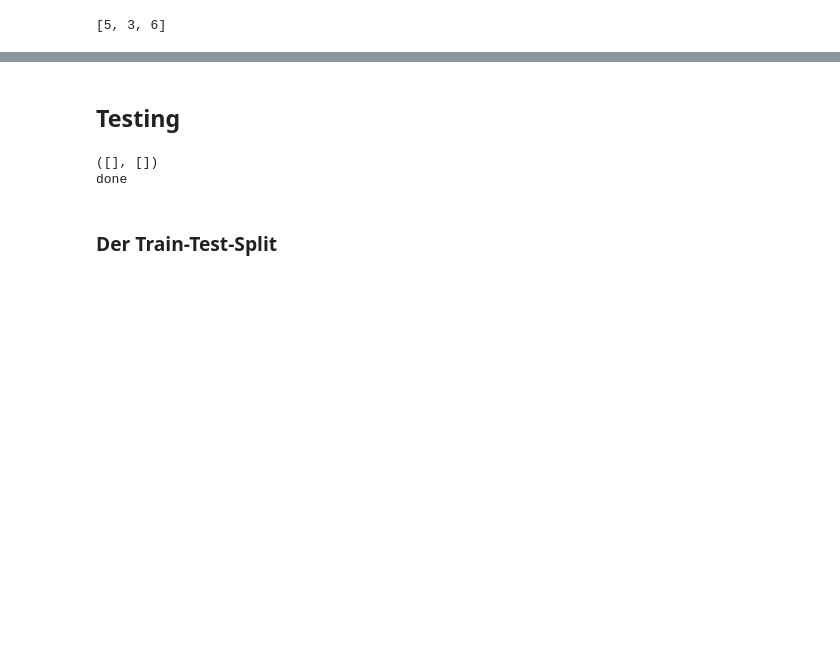
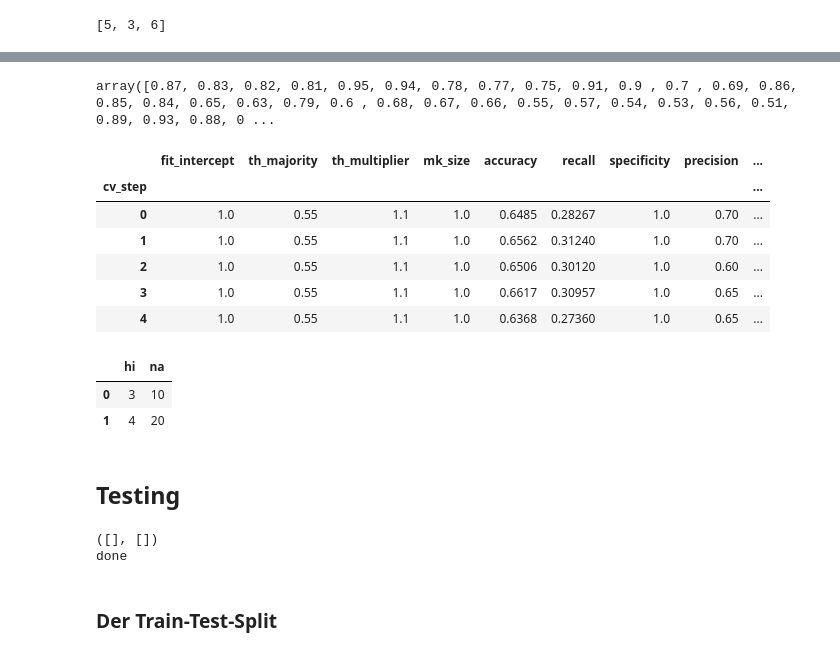
Before and after one commit to JulianBvW/BA-WDN-Leakage-Detection, a Jupyter notebook: LeakageDetection.ipynb, the cells around one changed output, grey strips where cells are left out. Saved outputs shown, nothing was run; the diff lists cells and outputs as text; code cells hidden in the pictures; blank space fills up the shorter version.

```diff
--- a/LeakageDetection.ipynb
+++ b/LeakageDetection.ipynb
@@ -262,0 +347,22 @@ int(10*0.5)
+# %%
+rs.loc[:, 'accuracy'].unique()
+# %% [output]
+array([0.87, 0.83, 0.82, 0.81, 0.95, 0.94, 0.78, 0.77, 0.75, 0.91, 0.9 , 0.7 , 0.69, 0.86, 0.85, 0.84, 0.65, 0.63, 0.79, 0.6 , 0.68, 0.67, 0.66, 0.55, 0.57, 0.54, 0.53, 0.56, 0.51, 0.89, 0.93, 0.88, 0 ...
+# %%
+rs.groupby('cv_step').mean()
+# %% [output]
+|  | fit_intercept | th_majority | th_multiplier | mk_size | accuracy | recall | specificity | precision | ... |
+| cv_step |  |  |  |  |  |  |  |  | ... |
+| 0 | 1.0 | 0.55 | 1.1 | 1.0 | 0.6485 | 0.28267 | 1.0 | 0.70 | ... |
+| 1 | 1.0 | 0.55 | 1.1 | 1.0 | 0.6562 | 0.31240 | 1.0 | 0.70 | ... |
+| 2 | 1.0 | 0.55 | 1.1 | 1.0 | 0.6506 | 0.30120 | 1.0 | 0.60 | ... |
+| 3 | 1.0 | 0.55 | 1.1 | 1.0 | 0.6617 | 0.30957 | 1.0 | 0.65 | ... |
+| 4 | 1.0 | 0.55 | 1.1 | 1.0 | 0.6368 | 0.27360 | 1.0 | 0.65 | ... |
+# %%
+a = {'hi': 3, 'na': 10}
+b = {'hi': 4, 'na': 20}
+pd.DataFrame([a, b])
+# %% [output]
+|  | hi | na |
+| 0 | 3 | 10 |
+| 1 | 4 | 20 |
```
Also changed, not shown: parts of 15 cells of this notebook, 1 other file.
